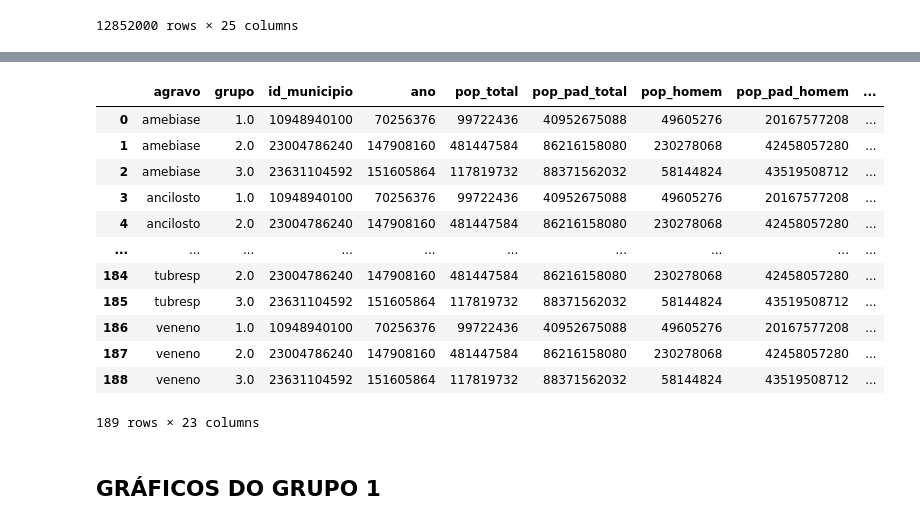
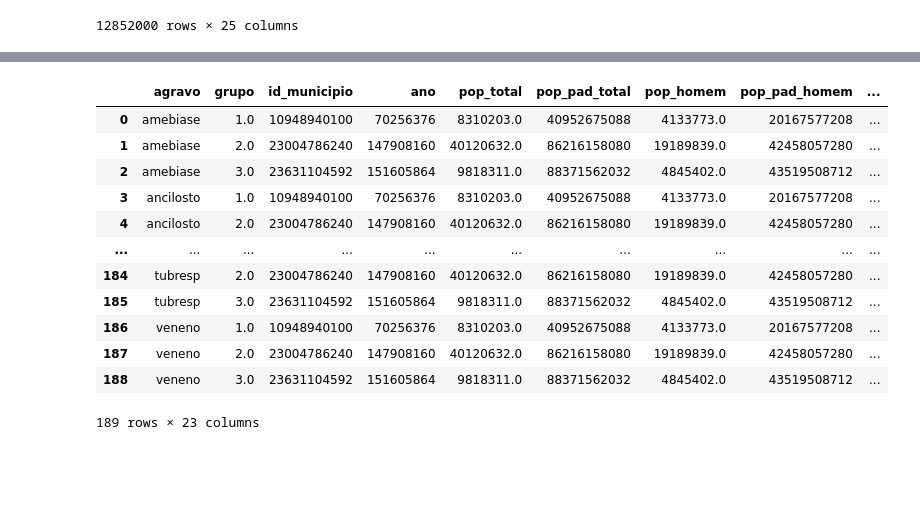
Before and after one commit to uai-ufmg/brumadinho37, a Jupyter notebook: graficos.ipynb, the cells around one changed output, grey strips where cells are left out. Cells and saved outputs as stored; diff of their text form; code cells hidden in the pictures; blank space fills up the shorter version.

```diff
--- a/graficos.ipynb
+++ b/graficos.ipynb
@@ -52,27 +58,31 @@ pop_19
 # %%
 df_r = df[df['ano'] != 2019]
 pop_r = df_r.groupby(['agravo', 'grupo'], as_index=False).sum()
+
+pop_r['pop_total'] = pop_r['pop_total'] / 12
+pop_r['pop_homem'] = pop_r['pop_homem'] / 12
+pop_r['pop_mulher'] = pop_r['pop_mulher'] / 12
 
 pop_r['taxa_obitos_total'] = (pop_r['obitos_total'] / pop_r['pop_total']) * 100000
 pop_r['taxa_obitos_homem'] = (pop_r['obitos_homem'] / pop_r['pop_homem']) * 100000
 pop_r['taxa_obitos_mulher'] = (pop_r['obitos_mulher'] / pop_r['pop_mulher']) * 100000
 
 pop_r['taxa_obitos_esp_total'] = (pop_r['obitos_esp_total'] / (pop_pad_t * 9)) * 100000
 pop_r['taxa_obitos_esp_homem'] = (pop_r['obitos_esp_homem'] / (pop_pad_h * 9)) * 100000
 pop_r['taxa_obitos_esp_mulher'] = (pop_r['obitos_esp_mulher'] / (pop_pad_m * 9)) * 100000
 
 pop_r
 # %% [output]
 |  | agravo | grupo | id_municipio | ano | pop_total | pop_pad_total | pop_homem | pop_pad_homem | ... |
-| 0 | amebiase | 1.0 | 10948940100 | 70256376 | 99722436 | 40952675088 | 49605276 | 20167577208 | ... |
-| 1 | amebiase | 2.0 | 23004786240 | 147908160 | 481447584 | 86216158080 | 230278068 | 42458057280 | ... |
-| 2 | amebiase | 3.0 | 23631104592 | 151605864 | 117819732 | 88371562032 | 58144824 | 43519508712 | ... |
-| 3 | ancilosto | 1.0 | 10948940100 | 70256376 | 99722436 | 40952675088 | 49605276 | 20167577208 | ... |
-| 4 | ancilosto | 2.0 | 23004786240 | 147908160 | 481447584 | 86216158080 | 230278068 | 42458057280 | ... |
+| 0 | amebiase | 1.0 | 10948940100 | 70256376 | 8310203.0 | 40952675088 | 4133773.0 | 20167577208 | ... |
+| 1 | amebiase | 2.0 | 23004786240 | 147908160 | 40120632.0 | 86216158080 | 19189839.0 | 42458057280 | ... |
+| 2 | amebiase | 3.0 | 23631104592 | 151605864 | 9818311.0 | 88371562032 | 4845402.0 | 43519508712 | ... |
+| 3 | ancilosto | 1.0 | 10948940100 | 70256376 | 8310203.0 | 40952675088 | 4133773.0 | 20167577208 | ... |
+| 4 | ancilosto | 2.0 | 23004786240 | 147908160 | 40120632.0 | 86216158080 | 19189839.0 | 42458057280 | ... |
 | ... | ... | ... | ... | ... | ... | ... | ... | ... | ... |
-| 184 | tubresp | 2.0 | 23004786240 | 147908160 | 481447584 | 86216158080 | 230278068 | 42458057280 | ... |
-| 185 | tubresp | 3.0 | 23631104592 | 151605864 | 117819732 | 88371562032 | 58144824 | 43519508712 | ... |
-| 186 | veneno | 1.0 | 10948940100 | 70256376 | 99722436 | 40952675088 | 49605276 | 20167577208 | ... |
-| 187 | veneno | 2.0 | 23004786240 | 147908160 | 481447584 | 86216158080 | 230278068 | 42458057280 | ... |
-| 188 | veneno | 3.0 | 23631104592 | 151605864 | 117819732 | 88371562032 | 58144824 | 43519508712 | ... |
+| 184 | tubresp | 2.0 | 23004786240 | 147908160 | 40120632.0 | 86216158080 | 19189839.0 | 42458057280 | ... |
+| 185 | tubresp | 3.0 | 23631104592 | 151605864 | 9818311.0 | 88371562032 | 4845402.0 | 43519508712 | ... |
+| 186 | veneno | 1.0 | 10948940100 | 70256376 | 8310203.0 | 40952675088 | 4133773.0 | 20167577208 | ... |
+| 187 | veneno | 2.0 | 23004786240 | 147908160 | 40120632.0 | 86216158080 | 19189839.0 | 42458057280 | ... |
+| 188 | veneno | 3.0 | 23631104592 | 151605864 | 9818311.0 | 88371562032 | 4845402.0 | 43519508712 | ... |
 189 rows × 23 columns
@@ -109,2 +88,0 @@ def plot_dif_pad(df1, df2, grupo):
-# %% [markdown]
-## GRÁFICOS DO GRUPO 1
```
Also changed, not shown: parts of 31 cells of this notebook, 2 other files.
